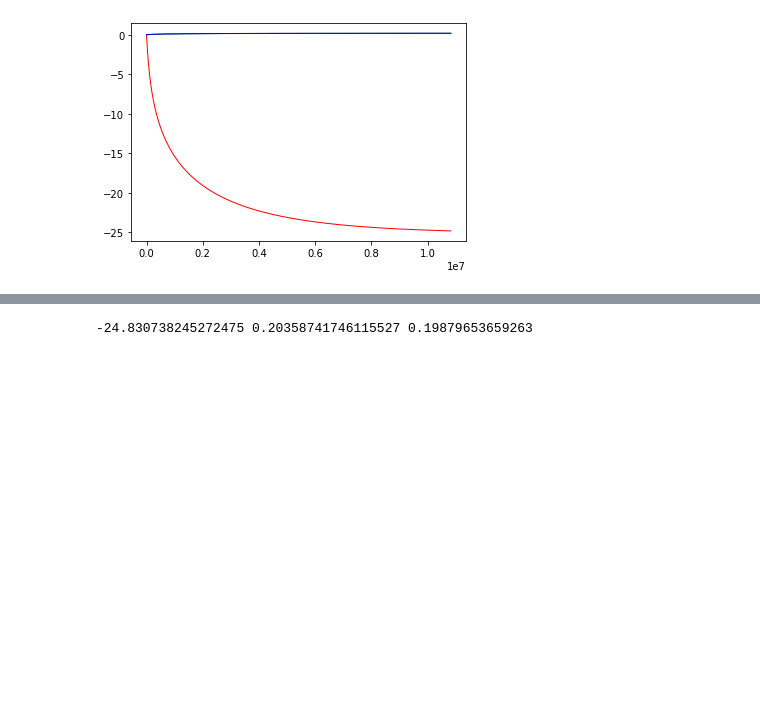
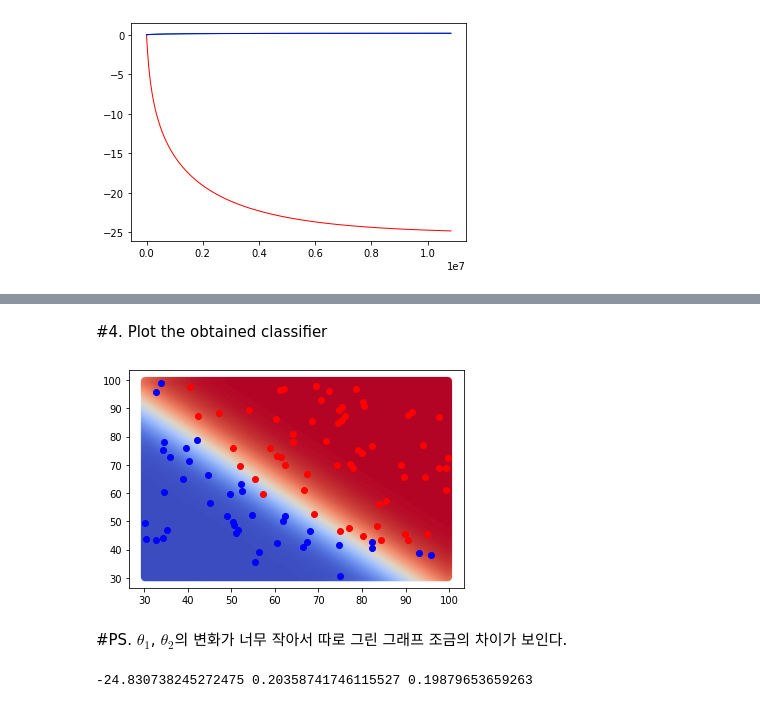
Before and after one commit to CJavaPython/AssignmentFolder, a Jupyter notebook: Assignment05/Assignment05.ipynb, the cells around one changed output, grey strips where cells are left out. Cells and saved outputs as stored; diff of their text form; code cells hidden in the pictures; blank space fills up the shorter version.

Commit message:
02. Plot the estemated parameters

```diff
--- a/Assignment05/Assignment05.ipynb
+++ b/Assignment05/Assignment05.ipynb
@@ -86,3 +110,51 @@ converge
+# %% [markdown]
+#4. Plot the obtained classifier
+# %%
+import math
+#범위 : 30부터 100까지
+X = np.arange(30, 100, 0.1)
+Y = np.arange(30, 100, 0.1)
+#이차원 배열 L(label의 리스트) = sigma(Theta ^ T * X)
+L = []
+L2 = []
+
+x_range = 0
+y_range = 0
+
+#Theta ^ T * X
+ttx = 0
+#sigma(Theta ^ T * X)
+sigttx = 0
+
+while x_range < len(X):
+  while y_range < len(Y):
+
+    ttx = t0 + t1 * X[x_range] + t1 * Y[y_range]
+    sigttx = 1 / (1 + math.exp(-ttx))
+    L2.append(sigttx)
+
+    y_range += 1
+  #L에 L2리스트를 넣어서 2차원 배열 생성
+  L.append(L2)
+
+  x_range += 1
+  y_range = 0
+  L2 = []
+
+#X, Y를 이차원 배열로 만듦
+X, Y = np.meshgrid(X, Y)
+
+
+#Colormap으로 표현
+plt.scatter(X, Y, c=L, cmap=plt.cm.coolwarm, alpha = 0.1, vmin = 0, vmax = 1)
+plt.scatter(x_label0, y_label0, c='b')
+plt.scatter(x_label1, y_label1, c='r')
+plt.show()
+# %% [output]
+[figure, added]
+# %% [markdown]
+#PS. $\theta_1$, $\theta_2$의 변화가 너무 작아서 따로 그린 그래프
+조금의 차이가 보인다.
 # %%
 print(t0, t1, t2)
 plt.plot(t1_list)
```
Also changed, not shown: parts of 7 cells of this notebook.
